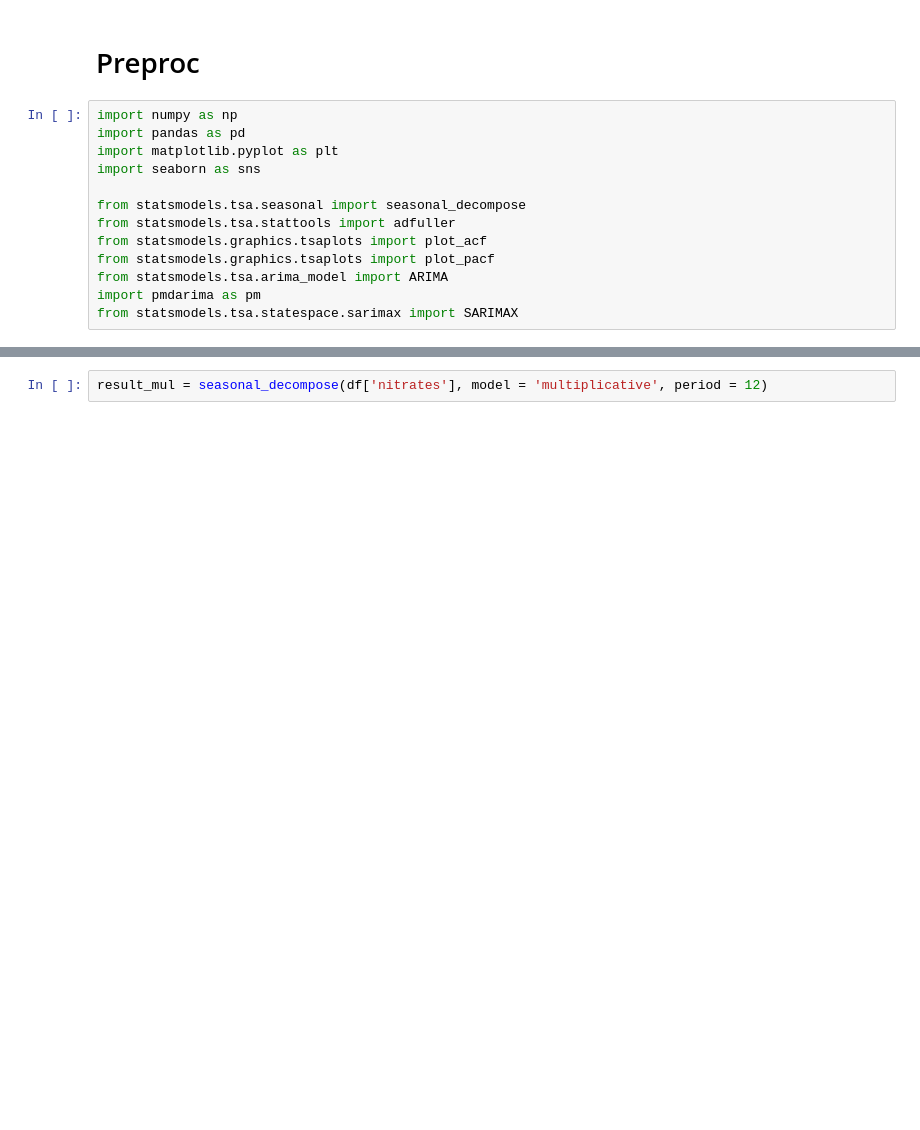
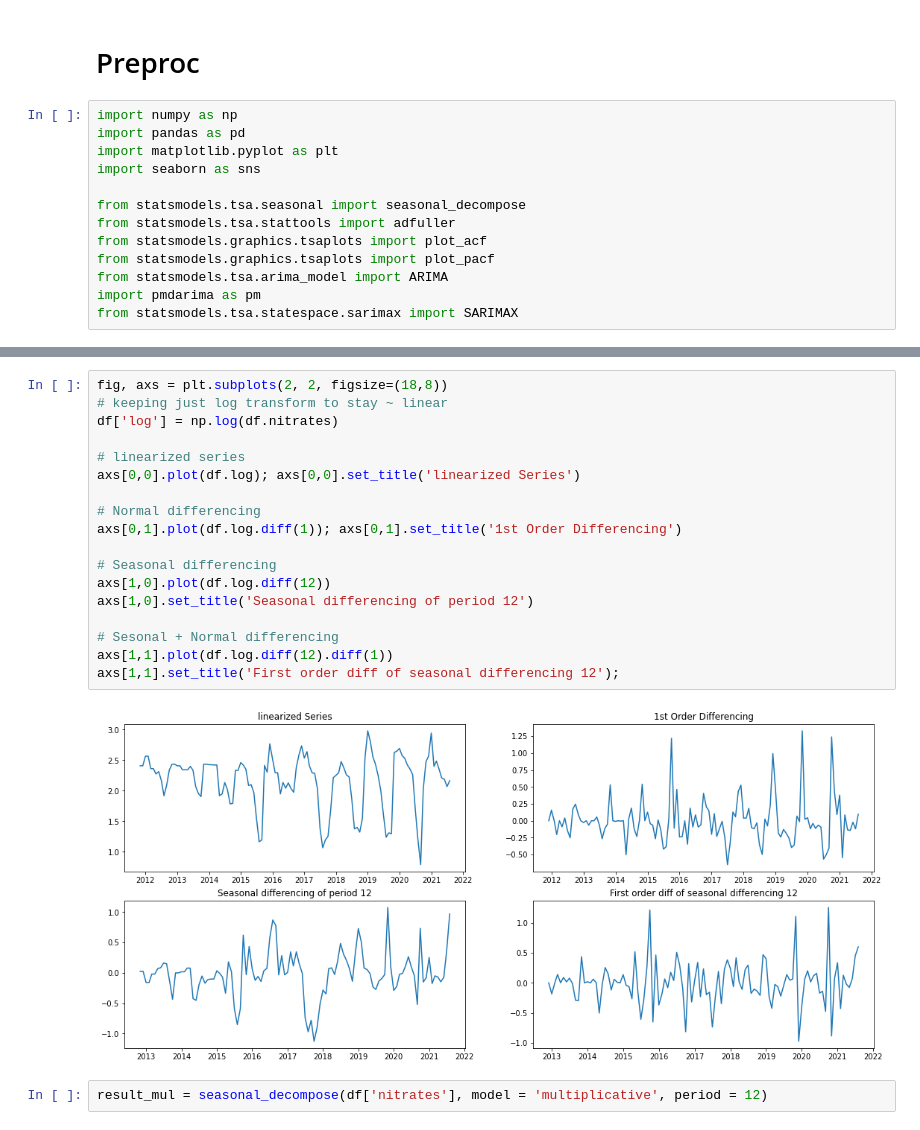
Before and after one commit to c-villalobos/water_pollution, a Jupyter notebook: notebooks/cristian/time_series/sarima_1.ipynb, the cells around one changed output, grey strips where cells are left out. Drawn from its saved outputs; the diff is of its cells as text; blank space fills up the shorter version.

```diff
--- a/notebooks/cristian/time_series/sarima_1.ipynb
+++ b/notebooks/cristian/time_series/sarima_1.ipynb
@@ -36,3 +37,23 @@ plot_pacf(df.nitrates, lags=50, ax=axes[1], color='r');
+# %%
+fig, axs = plt.subplots(2, 2, figsize=(18,8))
+# keeping just log transform to stay ~ linear
+df['log'] = np.log(df.nitrates)
+
+# linearized series
+axs[0,0].plot(df.log); axs[0,0].set_title('linearized Series')
+
+# Normal differencing
+axs[0,1].plot(df.log.diff(1)); axs[0,1].set_title('1st Order Differencing')
+
+# Seasonal differencing
+axs[1,0].plot(df.log.diff(12))
+axs[1,0].set_title('Seasonal differencing of period 12')
+
+# Sesonal + Normal differencing
+axs[1,1].plot(df.log.diff(12).diff(1))
+axs[1,1].set_title('First order diff of seasonal differencing 12');
+# %% [output]
+[figure, added]
 # %%
 result_mul = seasonal_decompose(df['nitrates'], model = 'multiplicative', period = 12)
 # %%
```
Also changed, not shown: parts of 7 cells of this notebook, 4 other files.
